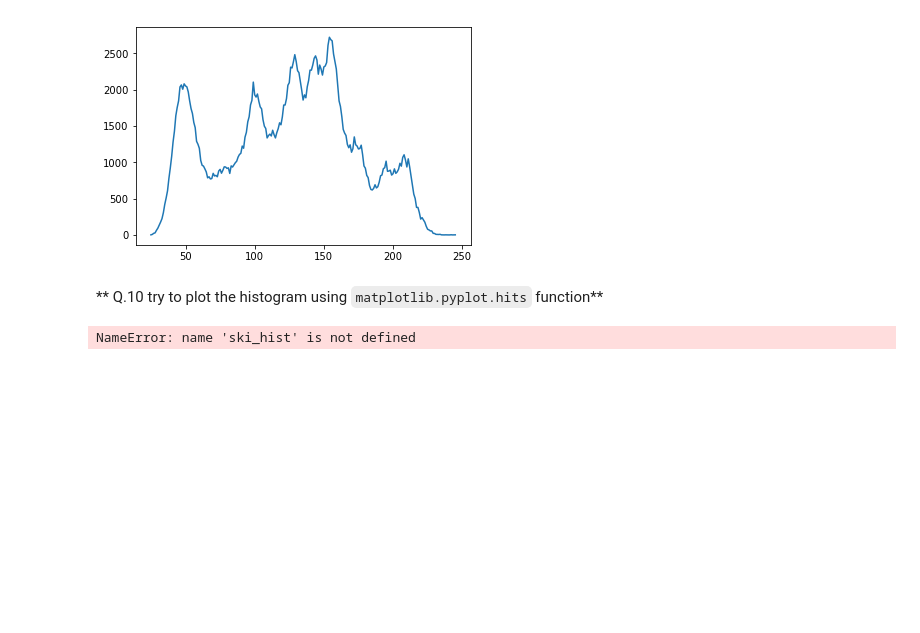
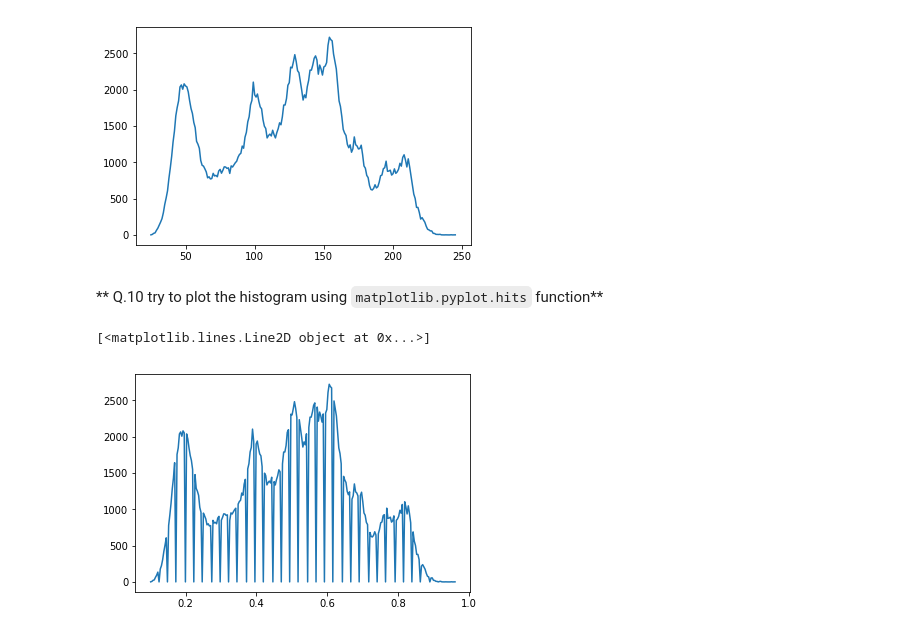
Before and after one commit to henryogene20/B31XB-IIP-TP-1718, a Jupyter notebook: 1-introducion/1-introduction-skimage.ipynb, the cells around one changed output. Drawn from its saved outputs; the diff is of its cells as text; code cells hidden in the pictures; blank space fills up the shorter version.

```diff
--- a/1-introducion/1-introduction-skimage.ipynb
+++ b/1-introducion/1-introduction-skimage.ipynb
@@ -159,5 +177,6 @@ plt.plot(bins[1], bins[0])
-# %%
-(y,x)=ski_hist
-plt.plot(x,y)
-# %% [output]
-NameError: name 'ski_hist' is not defined
+# %%
+bins, bins_e = np.histogram(lena_float, 255)
+plt.plot(bins_e[1:], bins)
+# %% [output]
+[<matplotlib.lines.Line2D object at 0x...>]
+[figure, added]
```
Also changed, not shown: parts of 17 cells of this notebook, 1 other file.
